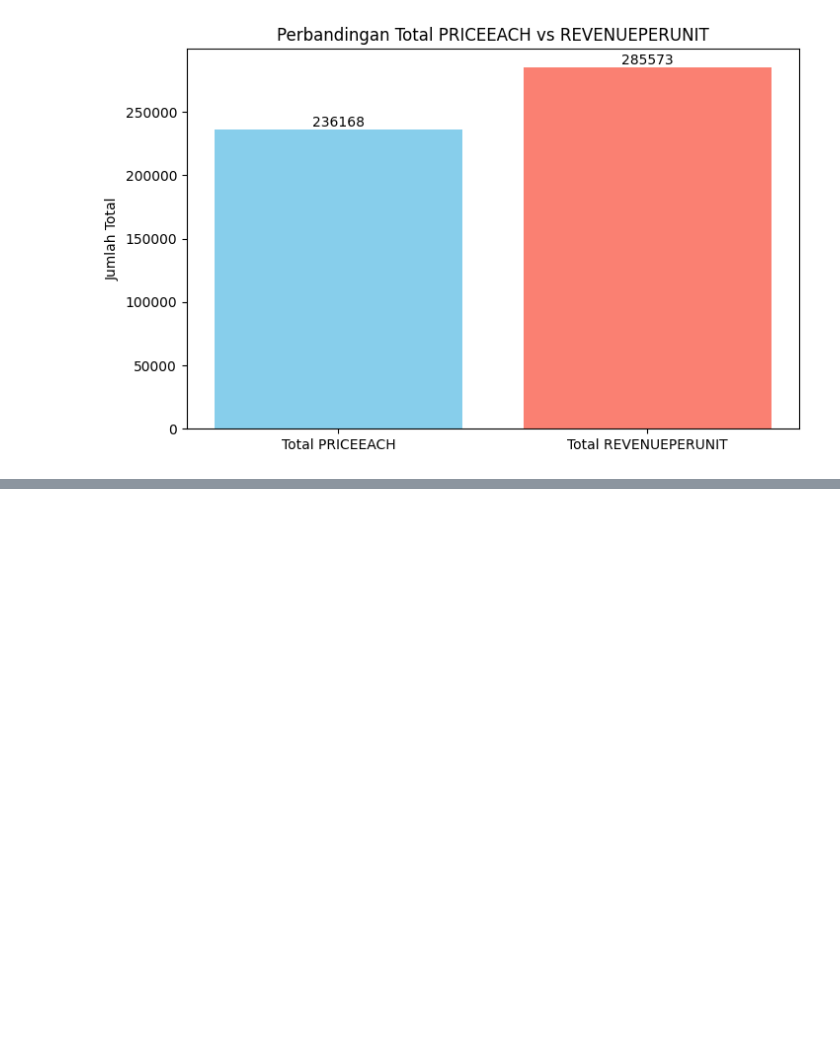
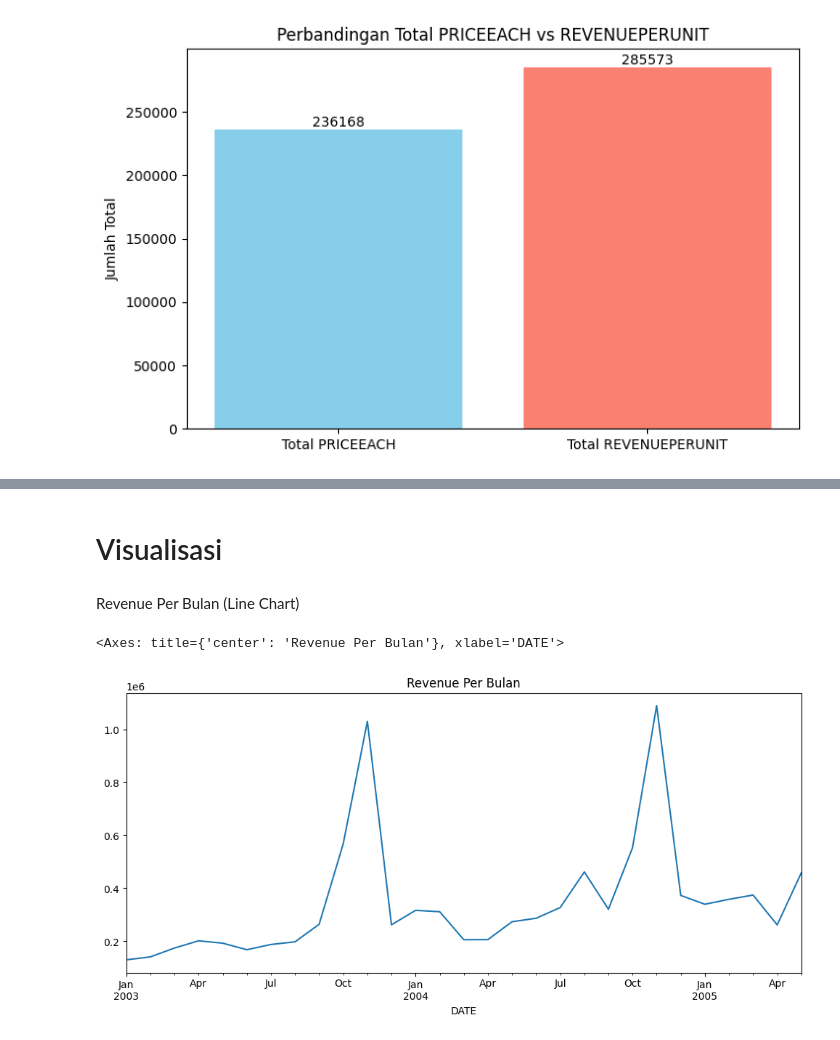
Before and after one commit to gdandra/Belajar_Data, a Jupyter notebook: Fase_1/cleaning.ipynb, the cells around one changed output, grey strips where cells are left out. Cells and saved outputs as stored; diff of their text form; code cells hidden in the pictures; blank space fills up the shorter version.

```diff
--- a/Fase_1/cleaning.ipynb
+++ b/Fase_1/cleaning.ipynb
@@ -366,0 +396,4 @@ plt.show()
+# %%
+# This line is crucial if your dates are stored as text
+df['UNIQUEDATE_WITHSALES'] = pd.to_datetime(df['UNIQUEDATE_WITHSALES'])
+df = df.set_index('UNIQUEDATE_WITHSALES')
@@ -366,0 +530,9 @@ plt.show()
+# %% [markdown]
+# Visualisasi
+# %% [markdown]
+Revenue Per Bulan (Line Chart)
+# %%
+df.set_index("DATE").resample("ME")["SALES"].sum().plot(figsize=(12, 5), title="Revenue Per Bulan")
+# %% [output]
+<Axes: title={'center': 'Revenue Per Bulan'}, xlabel='DATE'>
+[figure, added]
```
Also changed, not shown: parts of 25 cells of this notebook.
